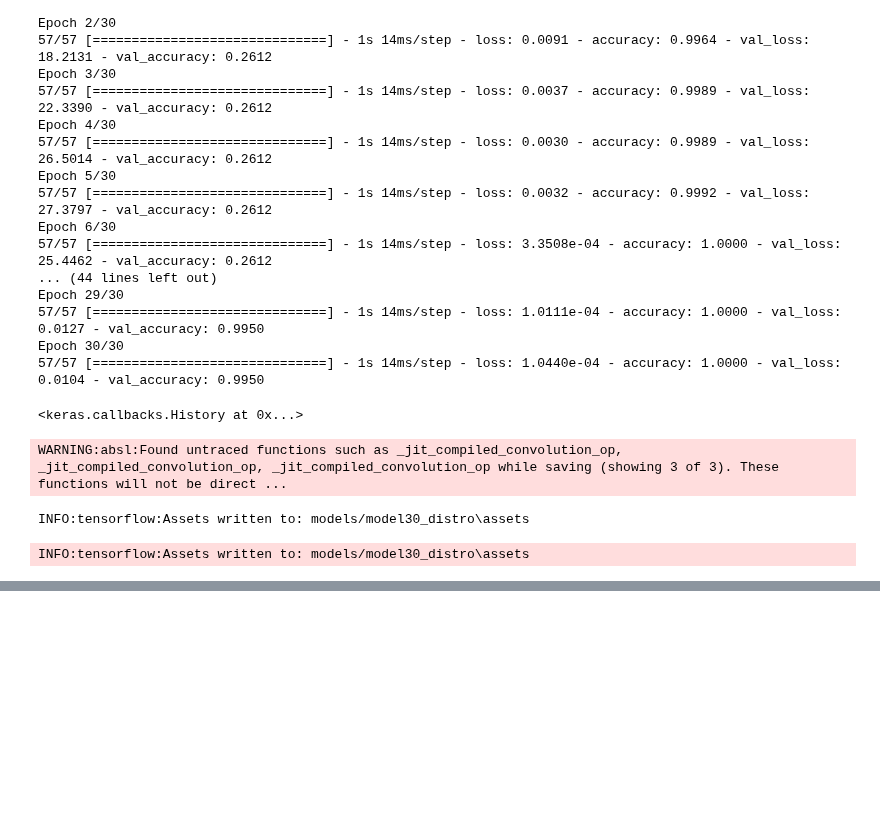
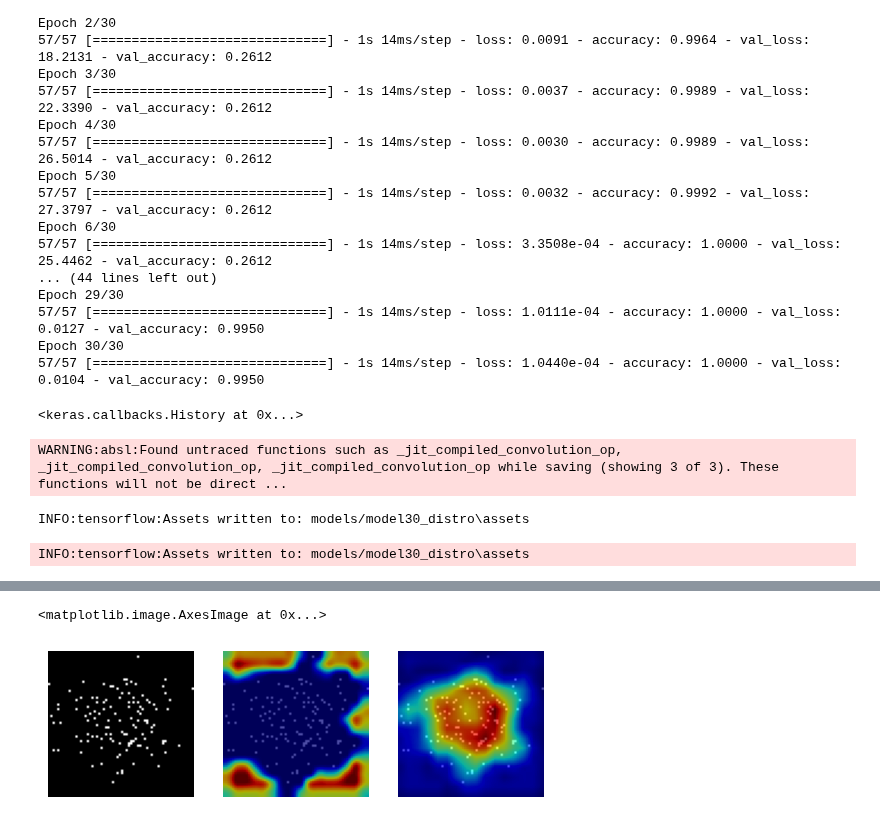
Before and after one commit to Kayzi0/ExplainBlobs, a Jupyter notebook: model_train.ipynb, the cells around one changed output, grey strips where cells are left out. Saved outputs shown, nothing was run; the diff lists cells and outputs as text; code cells hidden in the pictures; blank space fills up the shorter version.

```diff
--- a/model_train.ipynb
+++ b/model_train.ipynb
@@ -322,0 +336,12 @@ plt.imshow(sC, cmap = 'jet', alpha = 0.7)
+# %%
+fig, ax = plt.subplots(1,3)
+
+for i in range(3):
+    ax[i].imshow(img, cmap = 'gray')
+    ax[i].axis('off')
+
+ax[1].imshow(heatmap, cmap = 'jet', alpha = 0.7)
+ax[2].imshow(sC, cmap= 'jet', alpha = 0.7)
+# %% [output]
+<matplotlib.image.AxesImage at 0x...>
+[figure, added]
```
Also changed, not shown: parts of 10 cells of this notebook.
